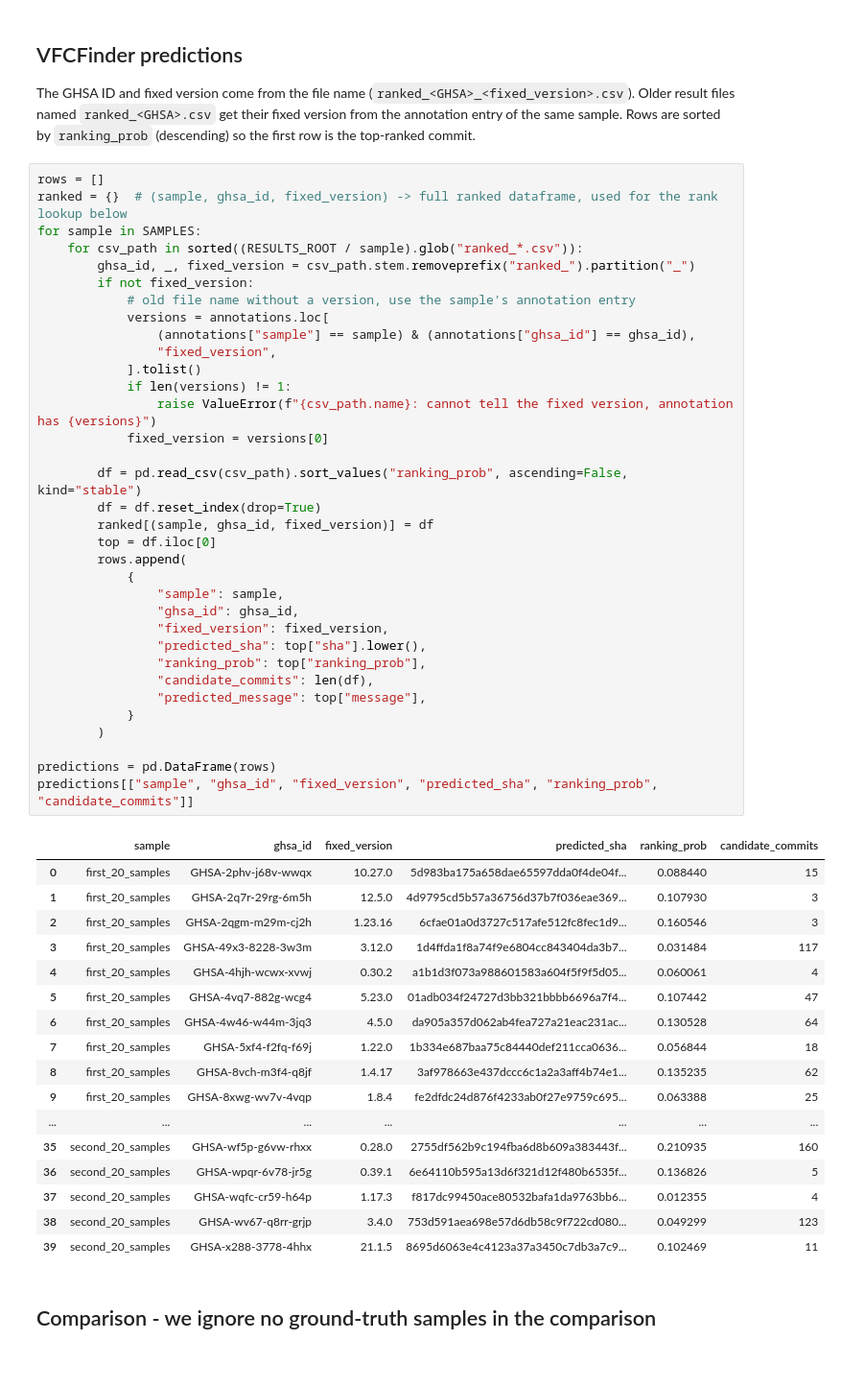
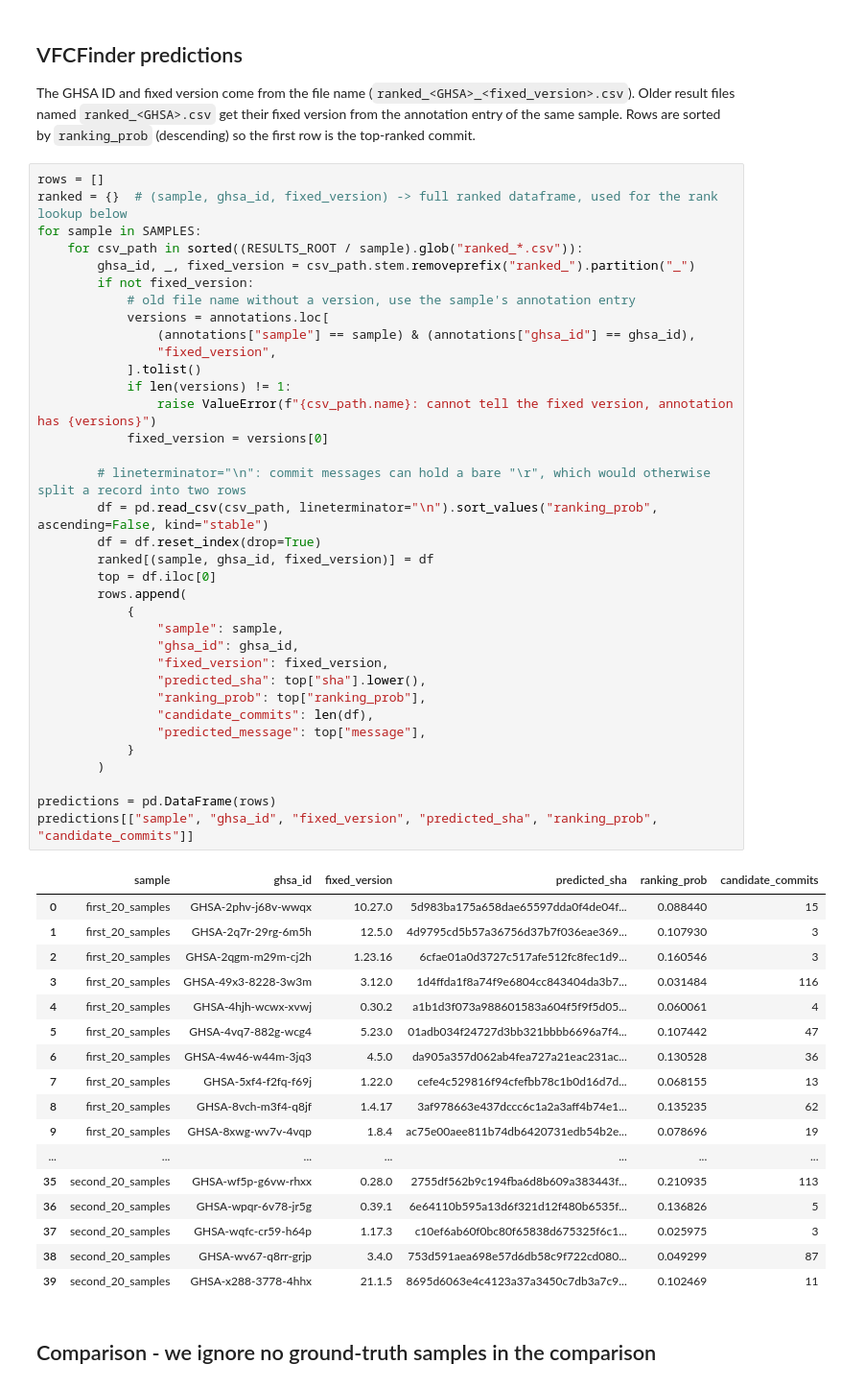
Before and after one commit to ThanoshanMV/vfcfinder, a Jupyter notebook: notebooks/compare_with_ground_truth.ipynb, the cells around one changed output. Shown at 96% size. Drawn from its saved outputs; the diff is of its cells as text.

```diff
--- a/notebooks/compare_with_ground_truth.ipynb
+++ b/notebooks/compare_with_ground_truth.ipynb
@@ -65,46 +65,47 @@ for sample in SAMPLES:
             versions = annotations.loc[
                 (annotations["sample"] == sample) & (annotations["ghsa_id"] == ghsa_id),
                 "fixed_version",
             ].tolist()
             if len(versions) != 1:
                 raise ValueError(f"{csv_path.name}: cannot tell the fixed version, annotation has {versions}")
             fixed_version = versions[0]
 
-        df = pd.read_csv(csv_path).sort_values("ranking_prob", ascending=False, kind="stable")
+        # lineterminator="\n": commit messages can hold a bare "\r", which would otherwise split a record into two rows
+        df = pd.read_csv(csv_path, lineterminator="\n").sort_values("ranking_prob", ascending=False, kind="stable")
         df = df.reset_index(drop=True)
         ranked[(sample, ghsa_id, fixed_version)] = df
         top = df.iloc[0]
         rows.append(
             {
                 "sample": sample,
                 "ghsa_id": ghsa_id,
                 "fixed_version": fixed_version,
                 "predicted_sha": top["sha"].lower(),
                 "ranking_prob": top["ranking_prob"],
                 "candidate_commits": len(df),
                 "predicted_message": top["message"],
             }
         )
 
 predictions = pd.DataFrame(rows)
 predictions[["sample", "ghsa_id", "fixed_version", "predicted_sha", "ranking_prob", "candidate_commits"]]
 # %% [output]
 |  | sample | ghsa_id | fixed_version | predicted_sha | ranking_prob | candidate_commits |
 | 0 | first_20_samples | GHSA-2phv-j68v-wwqx | 10.27.0 | 5d983ba175a658dae65597dda0f4de04f... | 0.088440 | 15 |
 | 1 | first_20_samples | GHSA-2q7r-29rg-6m5h | 12.5.0 | 4d9795cd5b57a36756d37b7f036eae369... | 0.107930 | 3 |
 | 2 | first_20_samples | GHSA-2qgm-m29m-cj2h | 1.23.16 | 6cfae01a0d3727c517afe512fc8fec1d9... | 0.160546 | 3 |
-| 3 | first_20_samples | GHSA-49x3-8228-3w3m | 3.12.0 | 1d4ffda1f8a74f9e6804cc843404da3b7... | 0.031484 | 117 |
+| 3 | first_20_samples | GHSA-49x3-8228-3w3m | 3.12.0 | 1d4ffda1f8a74f9e6804cc843404da3b7... | 0.031484 | 116 |
 | 4 | first_20_samples | GHSA-4hjh-wcwx-xvwj | 0.30.2 | a1b1d3f073a988601583a604f5f9f5d05... | 0.060061 | 4 |
 | 5 | first_20_samples | GHSA-4vq7-882g-wcg4 | 5.23.0 | 01adb034f24727d3bb321bbbb6696a7f4... | 0.107442 | 47 |
-| 6 | first_20_samples | GHSA-4w46-w44m-3jq3 | 4.5.0 | da905a357d062ab4fea727a21eac231ac... | 0.130528 | 64 |
-| 7 | first_20_samples | GHSA-5xf4-f2fq-f69j | 1.22.0 | 1b334e687baa75c84440def211cca0636... | 0.056844 | 18 |
+| 6 | first_20_samples | GHSA-4w46-w44m-3jq3 | 4.5.0 | da905a357d062ab4fea727a21eac231ac... | 0.130528 | 36 |
+| 7 | first_20_samples | GHSA-5xf4-f2fq-f69j | 1.22.0 | cefe4c529816f94cfefbb78c1b0d16d7d... | 0.068155 | 13 |
 | 8 | first_20_samples | GHSA-8vch-m3f4-q8jf | 1.4.17 | 3af978663e437dccc6c1a2a3aff4b74e1... | 0.135235 | 62 |
-| 9 | first_20_samples | GHSA-8xwg-wv7v-4vqp | 1.8.4 | fe2dfdc24d876f4233ab0f27e9759c695... | 0.063388 | 25 |
+| 9 | first_20_samples | GHSA-8xwg-wv7v-4vqp | 1.8.4 | ac75e00aee811b74db6420731edb54b2e... | 0.078696 | 19 |
 | ... | ... | ... | ... | ... | ... | ... |
-| 35 | second_20_samples | GHSA-wf5p-g6vw-rhxx | 0.28.0 | 2755df562b9c194fba6d8b609a383443f... | 0.210935 | 160 |
+| 35 | second_20_samples | GHSA-wf5p-g6vw-rhxx | 0.28.0 | 2755df562b9c194fba6d8b609a383443f... | 0.210935 | 113 |
 | 36 | second_20_samples | GHSA-wpqr-6v78-jr5g | 0.39.1 | 6e64110b595a13d6f321d12f480b6535f... | 0.136826 | 5 |
-| 37 | second_20_samples | GHSA-wqfc-cr59-h64p | 1.17.3 | f817dc99450ace80532bafa1da9763bb6... | 0.012355 | 4 |
-| 38 | second_20_samples | GHSA-wv67-q8rr-grjp | 3.4.0 | 753d591aea698e57d6db58c9f722cd080... | 0.049299 | 123 |
+| 37 | second_20_samples | GHSA-wqfc-cr59-h64p | 1.17.3 | c10ef6ab60f0bc80f65838d675325f6c1... | 0.025975 | 3 |
+| 38 | second_20_samples | GHSA-wv67-q8rr-grjp | 3.4.0 | 753d591aea698e57d6db58c9f722cd080... | 0.049299 | 87 |
 | 39 | second_20_samples | GHSA-x288-3778-4hhx | 21.1.5 | 8695d6063e4c4123a37a3450c7db3a7c9... | 0.102469 | 11 |
 # %% [markdown]
 ## Comparison - we ignore no ground-truth samples in the comparison
```
Also changed, not shown: parts of 2 cells of this notebook, 1 other file.
